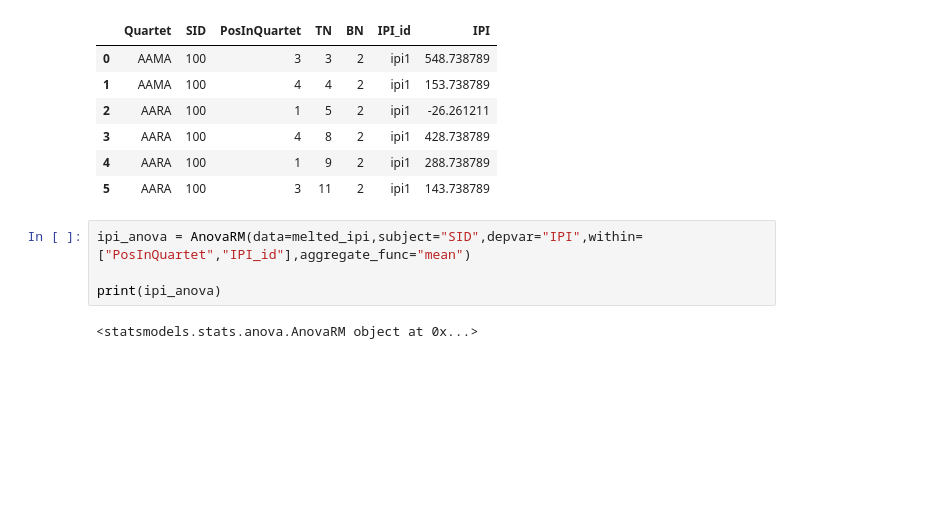
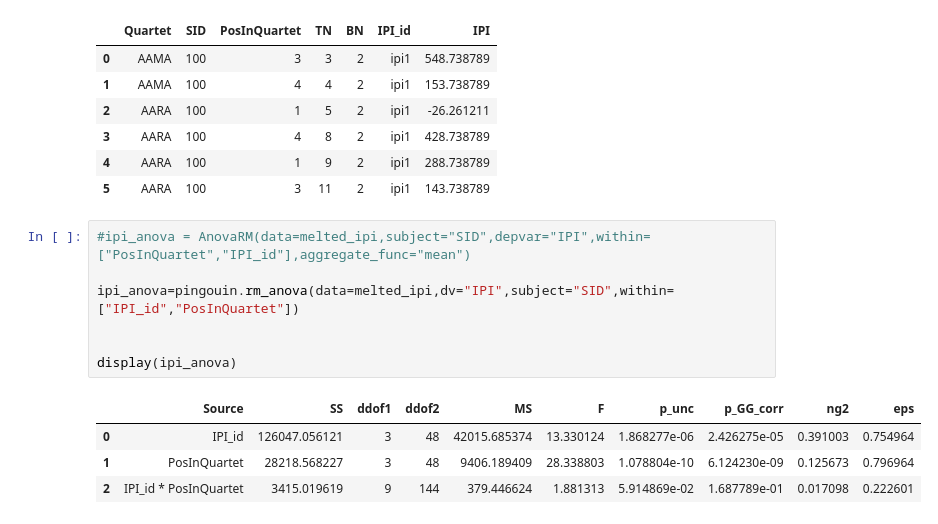
Before and after one commit to AmandaGiselleLily/modified-digit-inteference, a Jupyter notebook: notebooks/Within Subjects ANOVA.ipynb, the cells around one changed output. Cells and saved outputs as stored; diff of their text form; blank space fills up the shorter version.

```diff
--- a/notebooks/Within Subjects ANOVA.ipynb
+++ b/notebooks/Within Subjects ANOVA.ipynb
@@ -55,8 +57,14 @@ melted_ipi.head(6)
 | 4 | AARA | 100 | 1 | 9 | 2 | ipi1 | 288.738789 |
 | 5 | AARA | 100 | 3 | 11 | 2 | ipi1 | 143.738789 |
 # %%
-ipi_anova = AnovaRM(data=melted_ipi,subject="SID",depvar="IPI",within=["PosInQuartet","IPI_id"],aggregate_func="mean")
+#ipi_anova = AnovaRM(data=melted_ipi,subject="SID",depvar="IPI",within=["PosInQuartet","IPI_id"],aggregate_func="mean")
 
-print(ipi_anova)
+ipi_anova=pingouin.rm_anova(data=melted_ipi,dv="IPI",subject="SID",within=["IPI_id","PosInQuartet"])
+
+
+display(ipi_anova)
 # %% [output]
-<statsmodels.stats.anova.AnovaRM object at 0x...>
+|  | Source | SS | ddof1 | ddof2 | MS | F | p_unc | p_GG_corr | ng2 | eps |
+| 0 | IPI_id | 126047.056121 | 3 | 48 | 42015.685374 | 13.330124 | 1.868277e-06 | 2.426275e-05 | 0.391003 | 0.754964 |
+| 1 | PosInQuartet | 28218.568227 | 3 | 48 | 9406.189409 | 28.338803 | 1.078804e-10 | 6.124230e-09 | 0.125673 | 0.796964 |
+| 2 | IPI_id * PosInQuartet | 3415.019619 | 9 | 144 | 379.446624 | 1.881313 | 5.914869e-02 | 1.687789e-01 | 0.017098 | 0.222601 |
```
Also changed, not shown: parts of 2 cells of this notebook, 3 other files.
